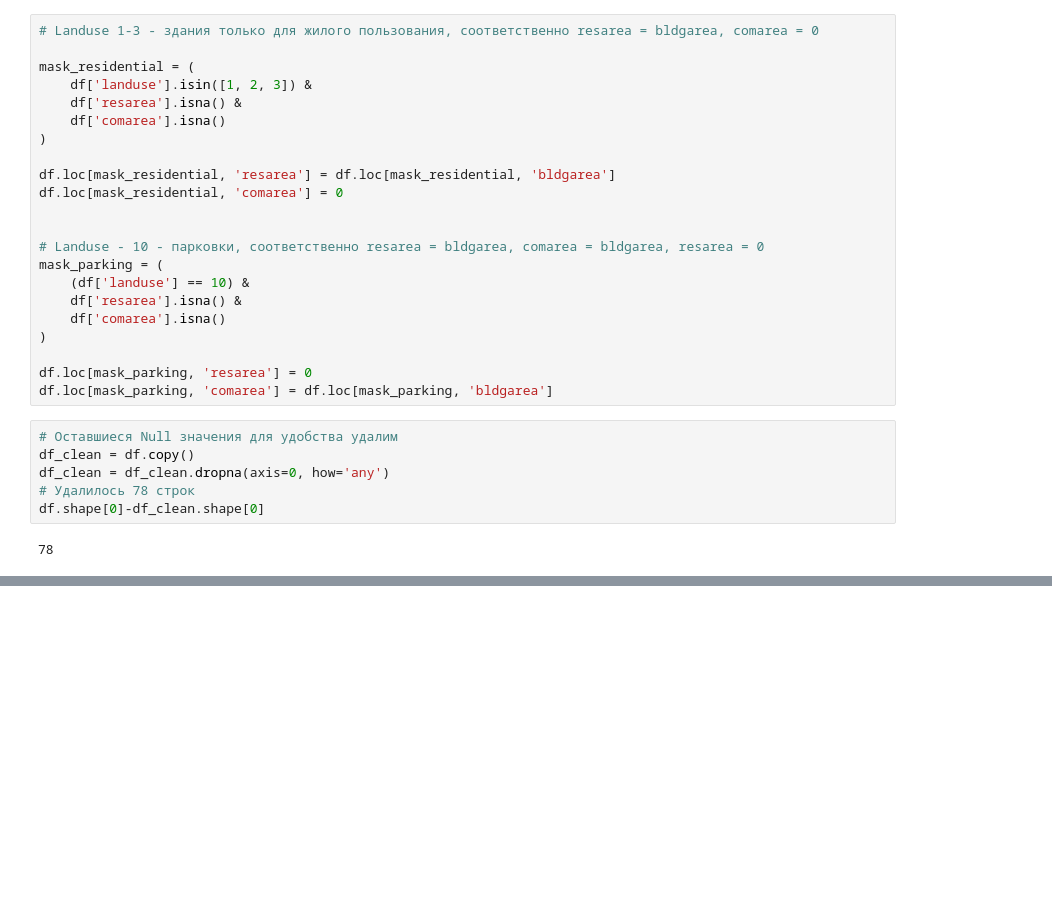
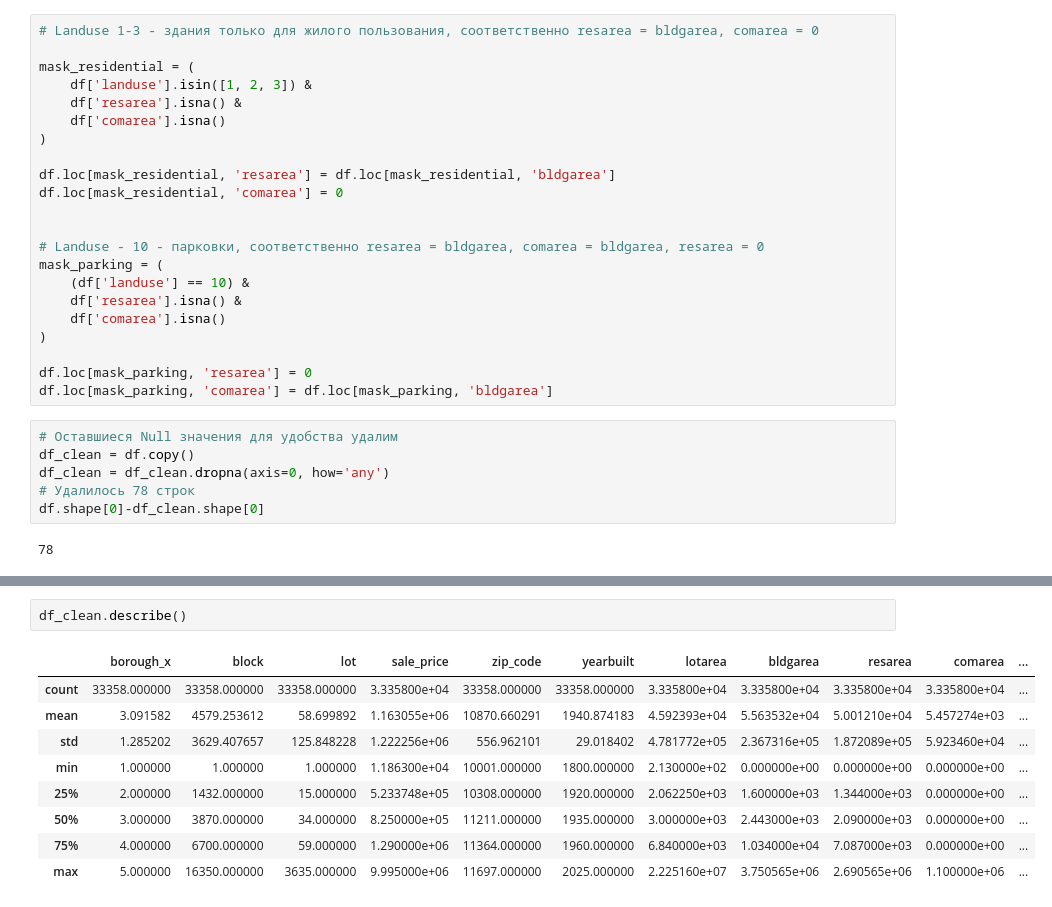
Before and after one commit to oganes1/Housing-prices, a Jupyter notebook: nyc_prices.ipynb, the cells around one changed output, grey strips where cells are left out. Cells and saved outputs as stored; diff of their text form; blank space fills up the shorter version.

```diff
--- a/nyc_prices.ipynb
+++ b/nyc_prices.ipynb
@@ -317 +292,13 @@ Name: count, dtype: int64
+# %%
+df_clean.describe()
+# %% [output]
+|  | borough_x | block | lot | sale_price | zip_code | yearbuilt | lotarea | bldgarea | resarea | comarea | ... |
+| count | 33358.000000 | 33358.000000 | 33358.000000 | 3.335800e+04 | 33358.000000 | 33358.000000 | 3.335800e+04 | 3.335800e+04 | 3.335800e+04 | 3.335800e+04 | ... |
+| mean | 3.091582 | 4579.253612 | 58.699892 | 1.163055e+06 | 10870.660291 | 1940.874183 | 4.592393e+04 | 5.563532e+04 | 5.001210e+04 | 5.457274e+03 | ... |
+| std | 1.285202 | 3629.407657 | 125.848228 | 1.222256e+06 | 556.962101 | 29.018402 | 4.781772e+05 | 2.367316e+05 | 1.872089e+05 | 5.923460e+04 | ... |
+| min | 1.000000 | 1.000000 | 1.000000 | 1.186300e+04 | 10001.000000 | 1800.000000 | 2.130000e+02 | 0.000000e+00 | 0.000000e+00 | 0.000000e+00 | ... |
+| 25% | 2.000000 | 1432.000000 | 15.000000 | 5.233748e+05 | 10308.000000 | 1920.000000 | 2.062250e+03 | 1.600000e+03 | 1.344000e+03 | 0.000000e+00 | ... |
+| 50% | 3.000000 | 3870.000000 | 34.000000 | 8.250000e+05 | 11211.000000 | 1935.000000 | 3.000000e+03 | 2.443000e+03 | 2.090000e+03 | 0.000000e+00 | ... |
+| 75% | 4.000000 | 6700.000000 | 59.000000 | 1.290000e+06 | 11364.000000 | 1960.000000 | 6.840000e+03 | 1.034000e+04 | 7.087000e+03 | 0.000000e+00 | ... |
+| max | 5.000000 | 16350.000000 | 3635.000000 | 9.995000e+06 | 11697.000000 | 2025.000000 | 2.225160e+07 | 3.750565e+06 | 2.690565e+06 | 1.100000e+06 | ... |
 # %%
```
Also changed, not shown: parts of 12 cells of this notebook.
